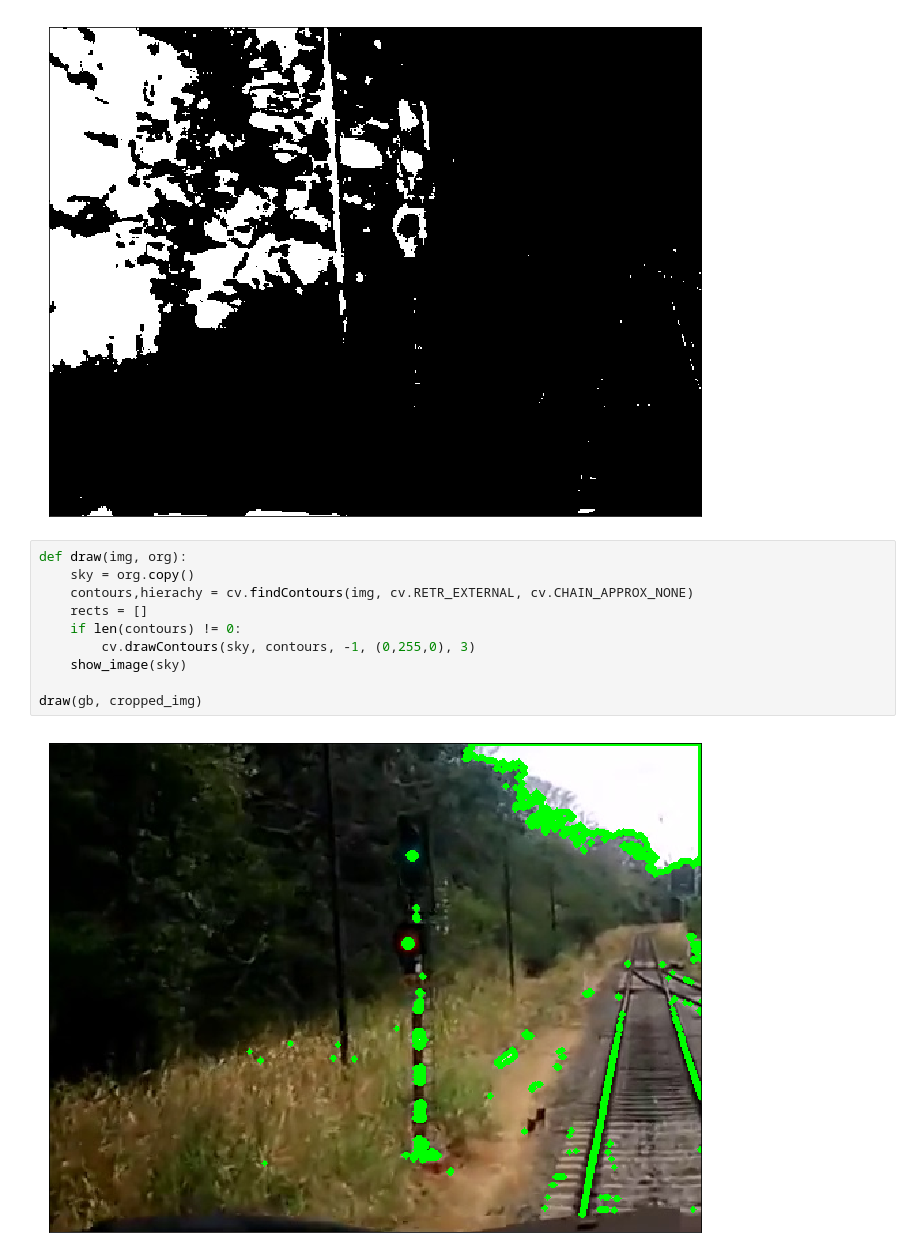
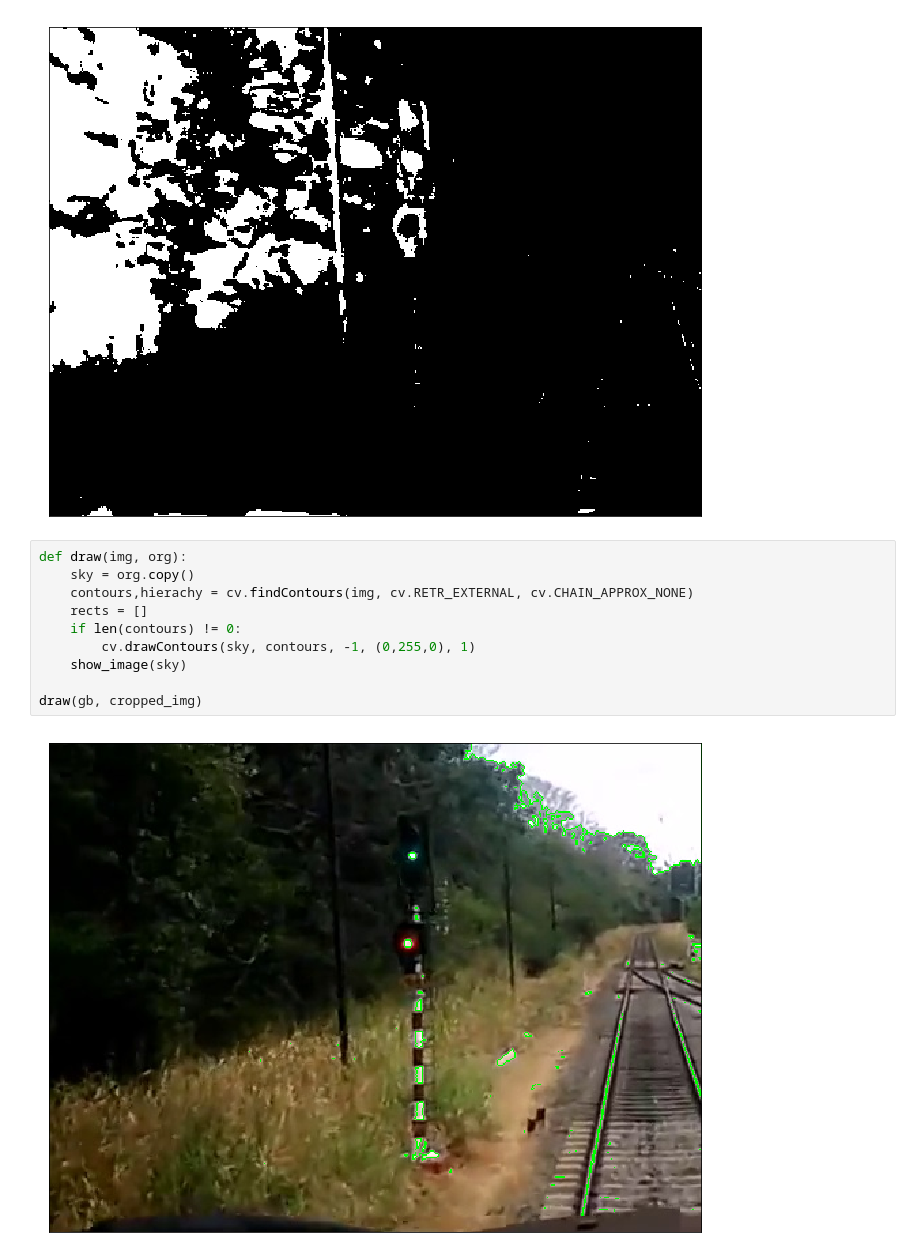
Before and after one commit to chan4lk/tf-classifier, a Jupyter notebook: notebooks/test_Cut_images-complete.ipynb, the cells around one changed output. Cells and saved outputs as stored; diff of their text form.

```diff
--- a/notebooks/test_Cut_images-complete.ipynb
+++ b/notebooks/test_Cut_images-complete.ipynb
@@ -97,15 +97,15 @@ show_gimage(black_shape)
 # %%
 def draw(img, org):
     sky = org.copy()
     contours,hierachy = cv.findContours(img, cv.RETR_EXTERNAL, cv.CHAIN_APPROX_NONE)
     rects = []
     if len(contours) != 0:
-        cv.drawContours(sky, contours, -1, (0,255,0), 3)
+        cv.drawContours(sky, contours, -1, (0,255,0), 1)
     show_image(sky)
 
 draw(gb, cropped_img)
 # %% [output]
-[figure, old version]
+[figure, new version]
 # %%
 draw(black_shape, cropped_img)
 # %% [output]
```
Also changed, not shown: parts of 5 cells of this notebook, 1 other file.
